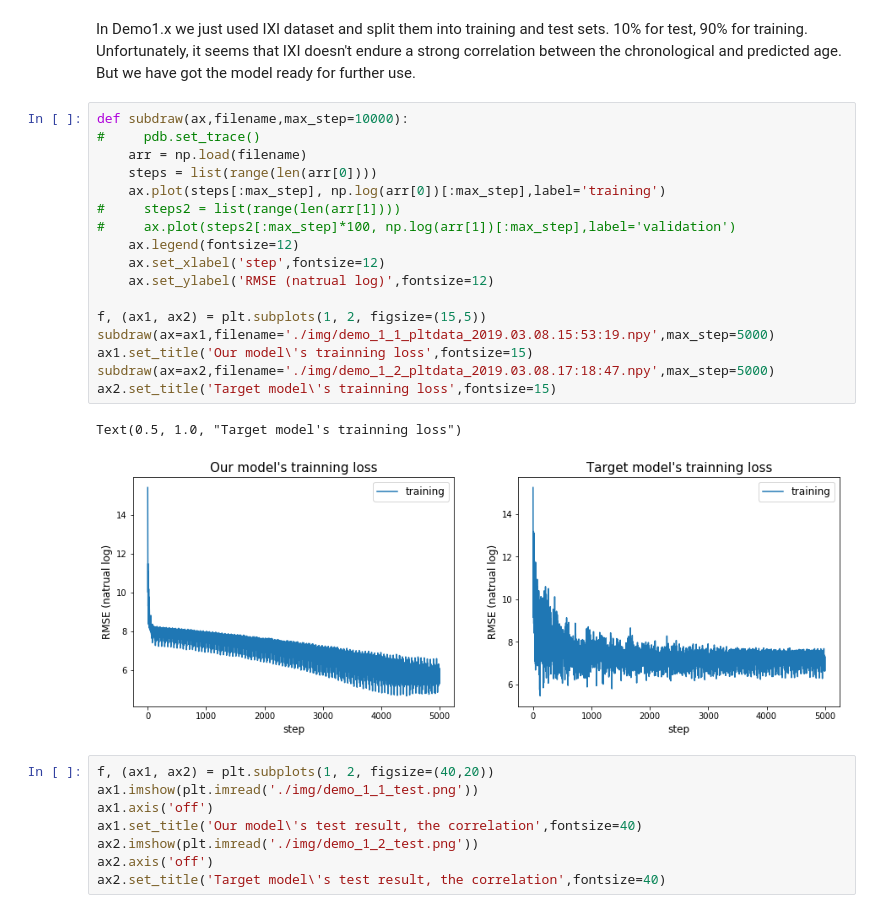
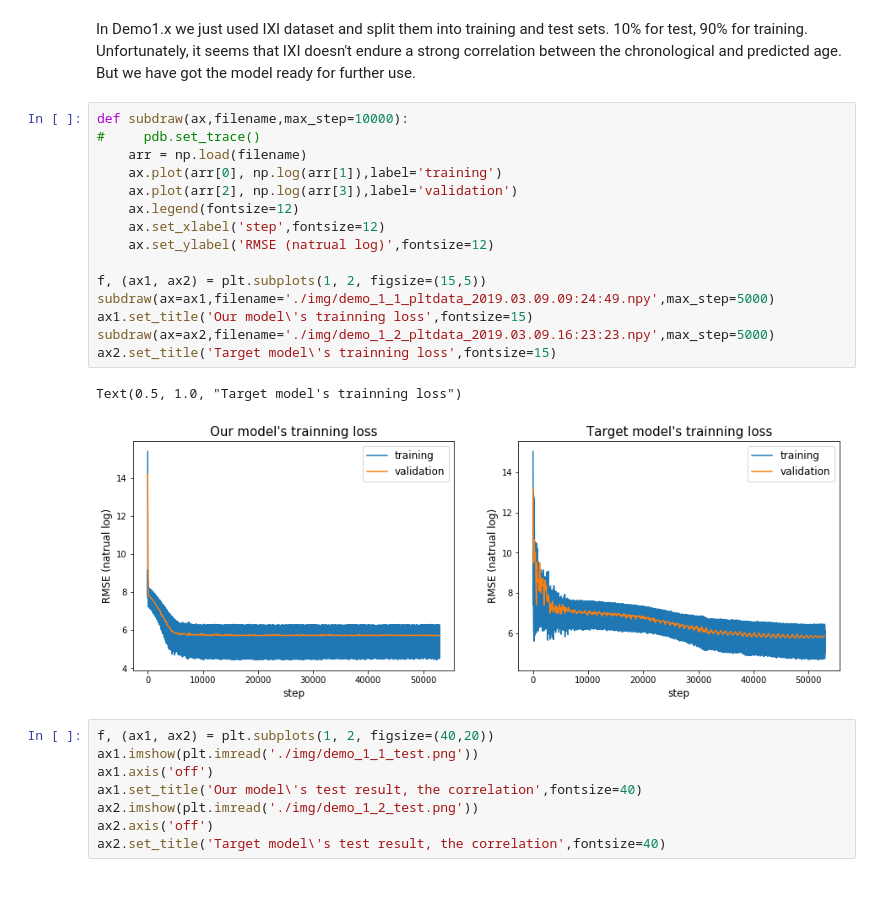
Before and after one commit to woodywff/age_prediction, a Jupyter notebook: age_demo/Script.ipynb, the cells around one changed output. Saved outputs shown, nothing was run; the diff lists cells and outputs as text.

```diff
--- a/Script.ipynb
+++ b/age_demo/Script.ipynb
@@ -102,23 +106,21 @@ But we have got the model ready for further use.
 # %%
 def subdraw(ax,filename,max_step=10000):
 #     pdb.set_trace()
     arr = np.load(filename)
-    steps = list(range(len(arr[0])))
-    ax.plot(steps[:max_step], np.log(arr[0])[:max_step],label='training')
-#     steps2 = list(range(len(arr[1])))
-#     ax.plot(steps2[:max_step]*100, np.log(arr[1])[:max_step],label='validation')
+    ax.plot(arr[0], np.log(arr[1]),label='training')
+    ax.plot(arr[2], np.log(arr[3]),label='validation')
     ax.legend(fontsize=12)
     ax.set_xlabel('step',fontsize=12)
     ax.set_ylabel('RMSE (natrual log)',fontsize=12)
 
 f, (ax1, ax2) = plt.subplots(1, 2, figsize=(15,5))
-subdraw(ax=ax1,filename='./img/demo_1_1_pltdata_2019.03.08.15:53:19.npy',max_step=5000)
+subdraw(ax=ax1,filename='./img/demo_1_1_pltdata_2019.03.09.09:24:49.npy',max_step=5000)
 ax1.set_title('Our model\'s trainning loss',fontsize=15)
-subdraw(ax=ax2,filename='./img/demo_1_2_pltdata_2019.03.08.17:18:47.npy',max_step=5000)
+subdraw(ax=ax2,filename='./img/demo_1_2_pltdata_2019.03.09.16:23:23.npy',max_step=5000)
 ax2.set_title('Target model\'s trainning loss',fontsize=15)
 # %% [output]
 Text(0.5, 1.0, "Target model's trainning loss")
-[figure, old version]
+[figure, new version]
 # %%
 f, (ax1, ax2) = plt.subplots(1, 2, figsize=(40,20))
 ax1.imshow(plt.imread('./img/demo_1_1_test.png'))
```
Also changed, not shown: parts of 9 cells of this notebook, 9 other files.
